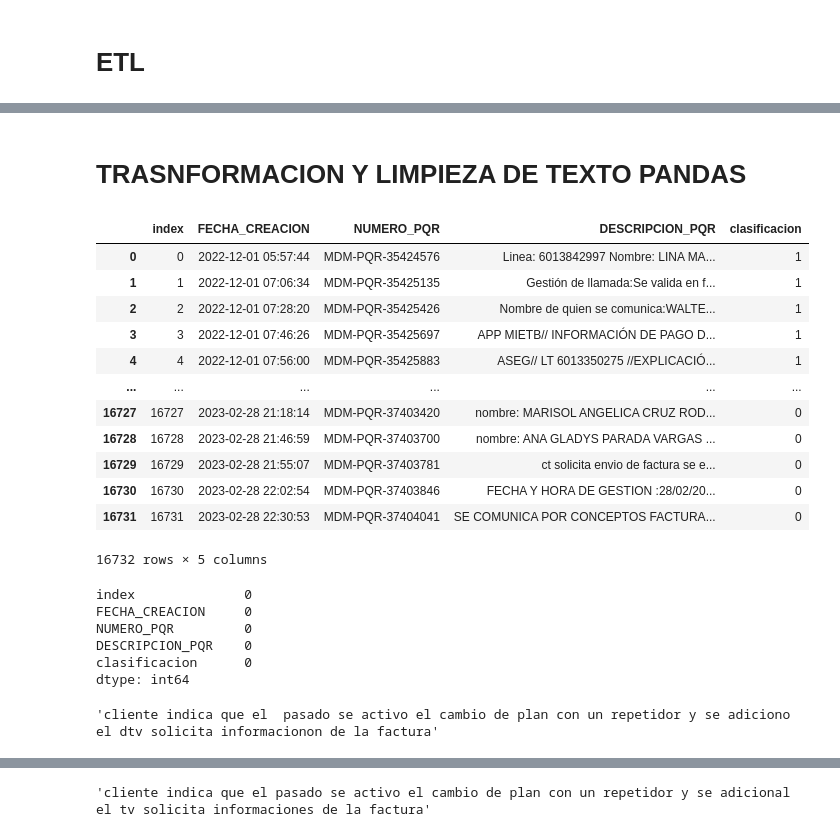
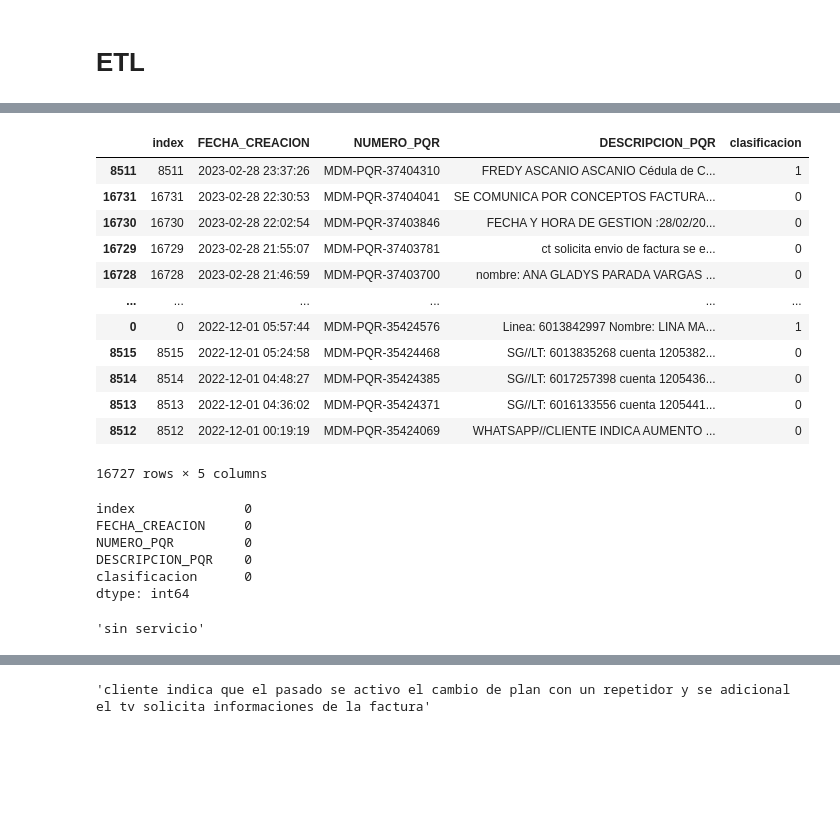
Before and after one commit to etb-git/PRIORIZAR, a Jupyter notebook: notebook/Conceptos_facturados.ipynb, the cells around one changed output, grey strips where cells are left out. Cells and saved outputs as stored; diff of their text form; code cells hidden in the pictures; blank space fills up the shorter version.

Commit message:
limpieza_text

```diff
--- a/notebook/Conceptos_facturados.ipynb
+++ b/notebook/Conceptos_facturados.ipynb
@@ -347,25 +115,26 @@ pandas_c_F
-# %% [markdown]
-# TRASNFORMACION Y LIMPIEZA DE TEXTO PANDAS
-# %%
-pandas_c_F=pandas_c_F.reset_index()
-
-pandas_c_F=pandas_c_F.dropna()
-
-pandas_c_F
-# %% [output]
-|  | index | FECHA_CREACION | NUMERO_PQR | DESCRIPCION_PQR | clasificacion |
-| 0 | 0 | 2022-12-01 05:57:44 | MDM-PQR-35424576 | Linea: 6013842997 Nombre: LINA MA... | 1 |
-| 1 | 1 | 2022-12-01 07:06:34 | MDM-PQR-35425135 | Gestión de llamada:Se valida en f... | 1 |
-| 2 | 2 | 2022-12-01 07:28:20 | MDM-PQR-35425426 | Nombre de quien se comunica:WALTE... | 1 |
-| 3 | 3 | 2022-12-01 07:46:26 | MDM-PQR-35425697 | APP MIETB// INFORMACIÓN DE PAGO D... | 1 |
-| 4 | 4 | 2022-12-01 07:56:00 | MDM-PQR-35425883 | ASEG// LT 6013350275 //EXPLICACIÓ... | 1 |
-| ... | ... | ... | ... | ... | ... |
-| 16727 | 16727 | 2023-02-28 21:18:14 | MDM-PQR-37403420 | nombre: MARISOL ANGELICA CRUZ ROD... | 0 |
-| 16728 | 16728 | 2023-02-28 21:46:59 | MDM-PQR-37403700 | nombre: ANA GLADYS PARADA VARGAS ... | 0 |
-| 16729 | 16729 | 2023-02-28 21:55:07 | MDM-PQR-37403781 | ct solicita envio de factura se e... | 0 |
-| 16730 | 16730 | 2023-02-28 22:02:54 | MDM-PQR-37403846 | FECHA Y HORA DE GESTION :28/02/20... | 0 |
-| 16731 | 16731 | 2023-02-28 22:30:53 | MDM-PQR-37404041 | SE COMUNICA POR CONCEPTOS FACTURA... | 0 |
-16732 rows × 5 columns
+# %%
+
+pandas_c_F= pd.read_csv('/content/PRIORIZAR/entranamiento_/binario_entrenamiento_cruda.csv').sort_values('NUMERO_PQR', ascending=False)
+
+
+
+pandas_c_F=pandas_c_F.dropna()
+
+pandas_c_F
+# %% [output]
+|  | index | FECHA_CREACION | NUMERO_PQR | DESCRIPCION_PQR | clasificacion |
+| 8511 | 8511 | 2023-02-28 23:37:26 | MDM-PQR-37404310 | FREDY ASCANIO ASCANIO Cédula de C... | 1 |
+| 16731 | 16731 | 2023-02-28 22:30:53 | MDM-PQR-37404041 | SE COMUNICA POR CONCEPTOS FACTURA... | 0 |
+| 16730 | 16730 | 2023-02-28 22:02:54 | MDM-PQR-37403846 | FECHA Y HORA DE GESTION :28/02/20... | 0 |
+| 16729 | 16729 | 2023-02-28 21:55:07 | MDM-PQR-37403781 | ct solicita envio de factura se e... | 0 |
+| 16728 | 16728 | 2023-02-28 21:46:59 | MDM-PQR-37403700 | nombre: ANA GLADYS PARADA VARGAS ... | 0 |
+| ... | ... | ... | ... | ... | ... |
+| 0 | 0 | 2022-12-01 05:57:44 | MDM-PQR-35424576 | Linea: 6013842997 Nombre: LINA MA... | 1 |
+| 8515 | 8515 | 2022-12-01 05:24:58 | MDM-PQR-35424468 | SG//LT: 6013835268 cuenta 1205382... | 0 |
+| 8514 | 8514 | 2022-12-01 04:48:27 | MDM-PQR-35424385 | SG//LT: 6017257398 cuenta 1205436... | 0 |
+| 8513 | 8513 | 2022-12-01 04:36:02 | MDM-PQR-35424371 | SG//LT: 6016133556 cuenta 1205441... | 0 |
+| 8512 | 8512 | 2022-12-01 00:19:19 | MDM-PQR-35424069 | WHATSAPP//CLIENTE INDICA AUMENTO ... | 0 |
+16727 rows × 5 columns
 # %%
 pandas_c_F.isnull().sum()
 # %% [output]
@@ -390,8 +159,8 @@ for des in descripcion:
     clean_descripcion.append(clean_text(des))
 
 
-#clean_descripcion=[k for k in clean_descripcion if 'soporte'  in k]
+#restar dos para optener la data de excel y poder comparar
 
-clean_descripcion  [881]
+clean_descripcion  [74]
 # %% [output]
-'cliente indica que el  pasado se activo el cambio de plan con un repetidor y se adiciono el dtv solicita informacionon de la factura'
+'sin servicio'
```
Also changed, not shown: parts of 28 cells of this notebook, 4 other files.
